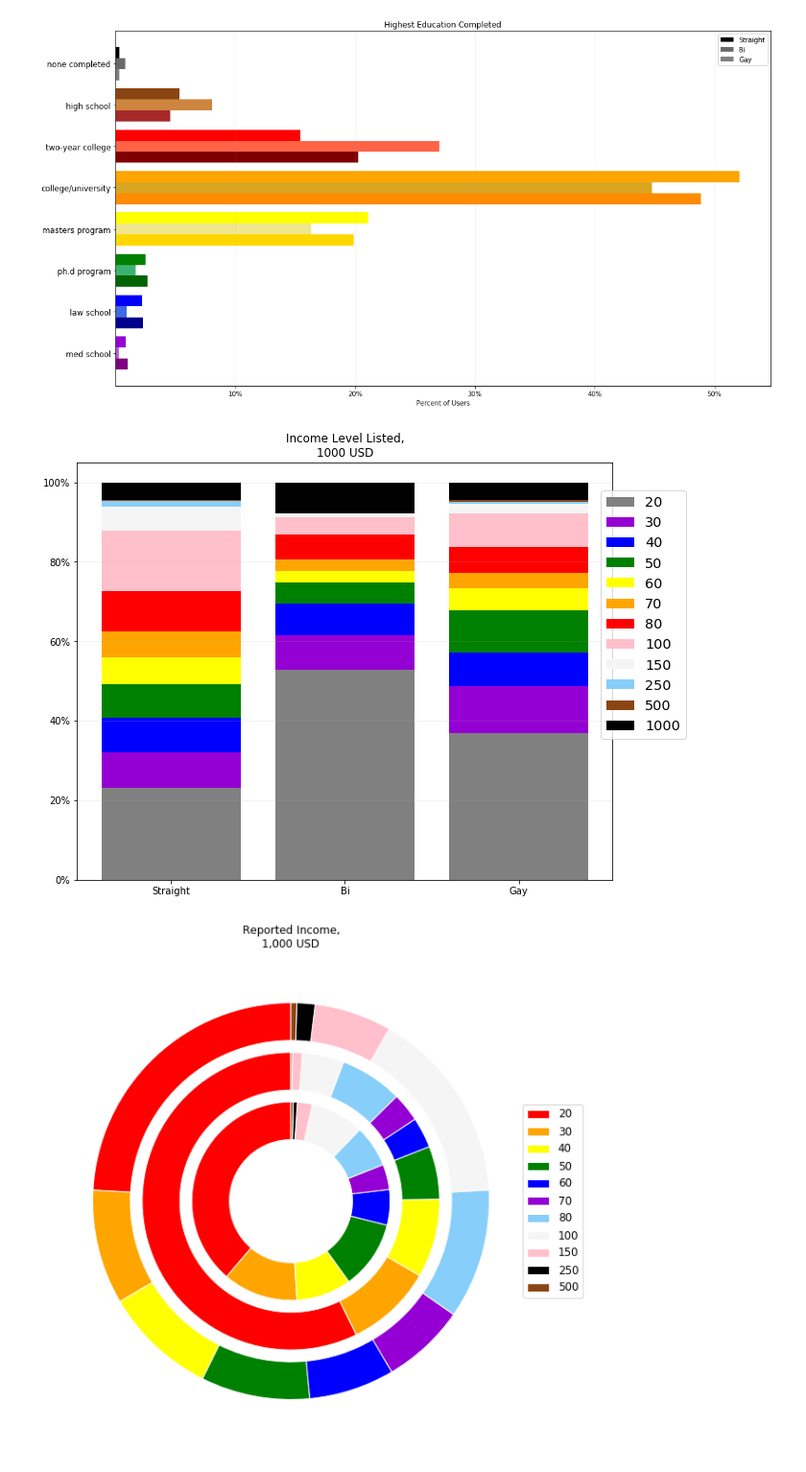
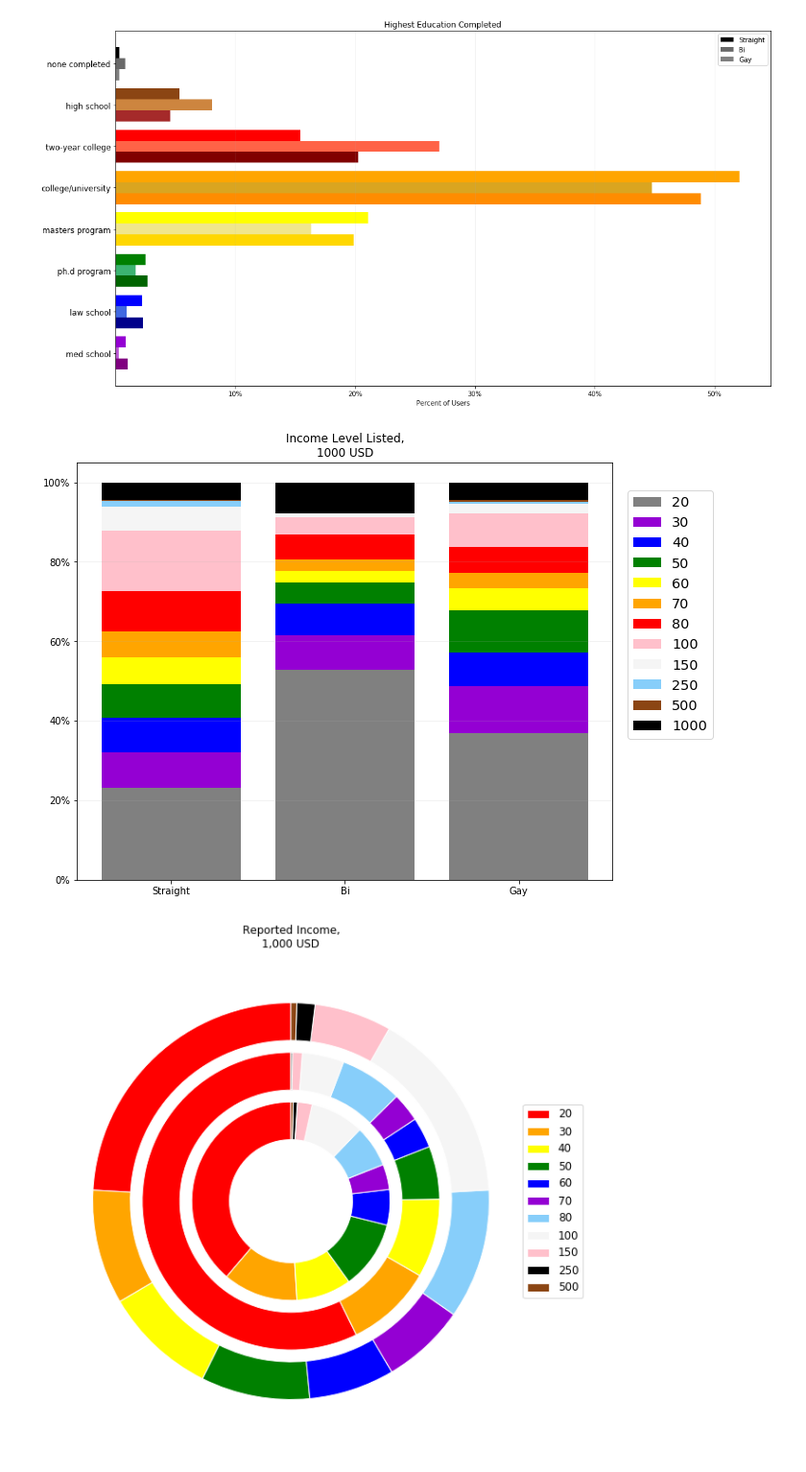
Before and after one commit to lemonmeringuepi/okcupid, a Jupyter notebook: dating skeleton.ipynb, the cells around one changed output. Shown at 96% size. Drawn from its saved outputs; the diff is of its cells as text; code cells hidden in the pictures.

```diff
--- a/dating skeleton.ipynb
+++ b/dating skeleton.ipynb
@@ -1018,35 +1018,35 @@ plt.bar(orientation_key,
        color='pink',
        label=inc_labels_str[7],
        bottom=bars6)
 plt.bar(orientation_key,
        incomes[8],
        color='whitesmoke',
        label=inc_labels_str[8],
        bottom=bars7)
 plt.bar(orientation_key,
        incomes[9],
        color='lightskyblue',
        label=inc_labels_str[9],
        bottom=bars8)
 plt.bar(orientation_key,
        incomes[10],
        color='saddlebrown',
        label=inc_labels_str[10],
        bottom=bars9)
 plt.bar(orientation_key,
        incomes[11],
        color='black',
        label=inc_labels_str[11],
        bottom=bars10)
 plt.yticks([0.2*i for i in range(6)], [str(20*i) +'%' for i in range(6)])
 plt.gca().yaxis.grid(True, alpha=0.2)
-plt.legend(loc=1, bbox_to_anchor=(1.15,.95), fontsize='x-large')
+plt.legend(loc=1, bbox_to_anchor=(1.2,.95), fontsize='x-large')
 plt.title('Income Level Listed,\n1000 USD')
 
 plt.savefig('reported_income_stacked_bar.png', bbox_inches='tight')
 plt.show()
 # %% [output]
-[figure, old version]
+[figure, new version]
 # %%
 plt.figure(figsize=(18,10))
 inc_labels = [20000, 30000, 40000, 50000, 60000, 70000, 80000,
```
Also changed, not shown: parts of 6 cells of this notebook, 7 other files.
